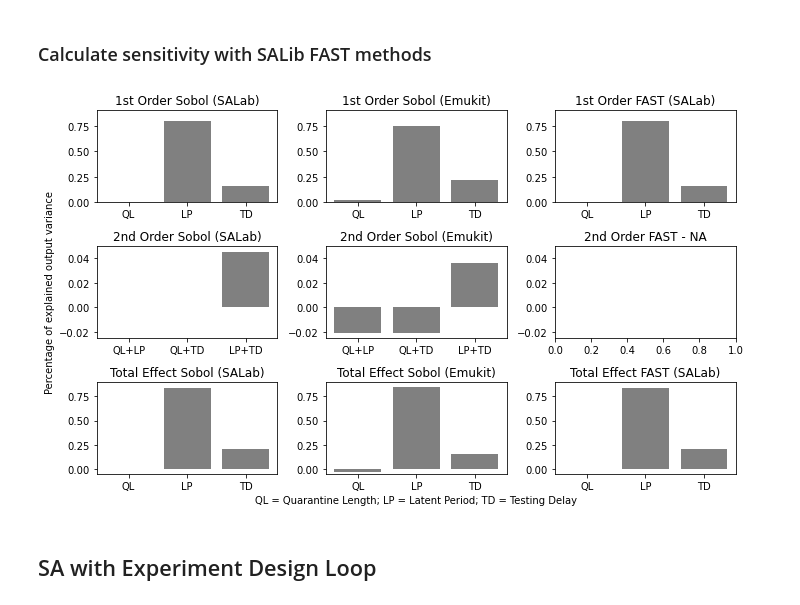
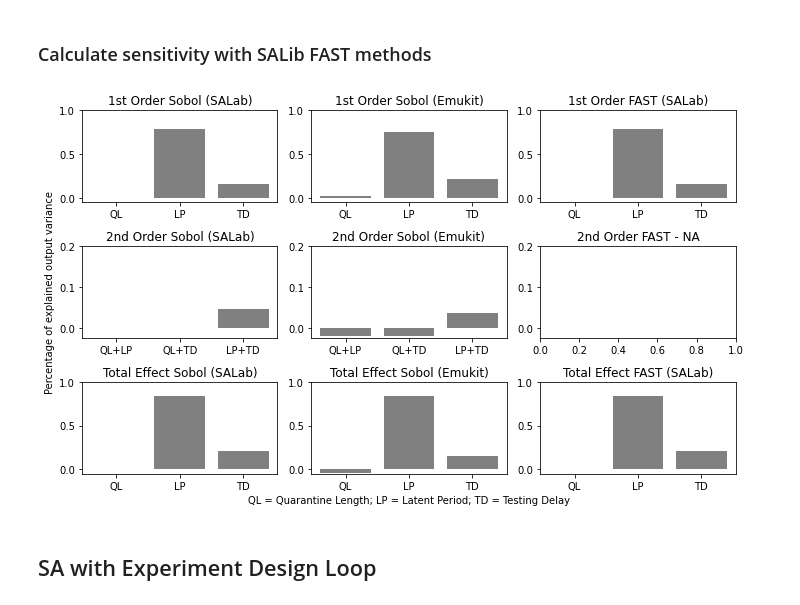
Before and after one commit to elimkwan/Covid-TTI-Model-Sensitivity-Analysis, a Jupyter notebook: tti-explorer-with-changes/notebooks/elim/Higher-order-SA-on-PolicyConfig-LP_QL_TD.ipynb, the cells around one changed output. Cells and saved outputs as stored; diff of their text form; code cells hidden in the pictures.

Commit message:
more plots

```diff
--- a/tti-explorer-with-changes/notebooks/elim/Higher-order-SA-on-PolicyConfig-LP_QL_TD.ipynb
+++ b/tti-explorer-with-changes/notebooks/elim/Higher-order-SA-on-PolicyConfig-LP_QL_TD.ipynb
@@ -219,9 +219,9 @@ Si_fast = fast.analyze(problem, Y, print_to_console=False)
 param = ['QL','LP','TD']
 param2 = []
 
-first_lim = [0, 0.9]
-second_lim = [-0.025, 0.05]
-total_lim = [-0.05, 0.9]
+first_lim = [-0.05, 1]
+second_lim = [-0.025, 0.2]
+total_lim = [-0.05, 1]
 
 fig, ax = plt.subplots(3, 3, figsize=plot.big_wide_figsize)
 
@@ -257,34 +257,34 @@ for index, ivar in enumerate(secondary_effects_gp):
     ax[1][1].bar(param2[index], secondary_effects_gp[ivar][0], color = 'grey')
 ax[1][1].set_ylim(second_lim)
 
 
 ax[2][1].set_title("Total Effect Sobol (Emukit)")
 for index, ivar in enumerate(total_effects_gp):
     ax[2][1].bar(param[index], total_effects_gp[ivar][0], color = 'grey')
 ax[2][1].set_ylim(total_lim)
 
 ax[0][2].set_title("1st Order FAST (SALab)")
 for index,val in enumerate(Si_fast['S1']):
     ax[0][2].bar(param[index],val, color = 'grey')
 ax[0][2].set_ylim(first_lim)
 
 ax[1][2].set_title("2nd Order FAST - NA")
 ax[1][2].set_ylim(second_lim)
 
 ax[2][2].set_title("Total Effect FAST (SALab)")
 for index,val in enumerate(Si_fast['ST']):
     ax[2][2].bar(param[index],val, color = 'grey')
 ax[2][2].set_ylim(total_lim)
 
 # ax[0][1].set_title('Sensitivity Analysis on Policy Configurations Without Experimental Design Loop')
 ax[1][0].set_ylabel('Percentage of explained output variance')
 ax[2][1].set_xlabel('QL = Quarantine Length; LP = Latent Period; TD = Testing Delay')
 
 plt.tight_layout()
 # plt.show()
 plt.savefig('./plots/SA-Policy-NoExp.jpg')
 # %% [output]
-[figure, old version]
+[figure, new version]
 # %% [markdown]
 ## SA with Experiment Design Loop
 # %%
```
Also changed, not shown: parts of 3 cells of this notebook, 58 other files.
